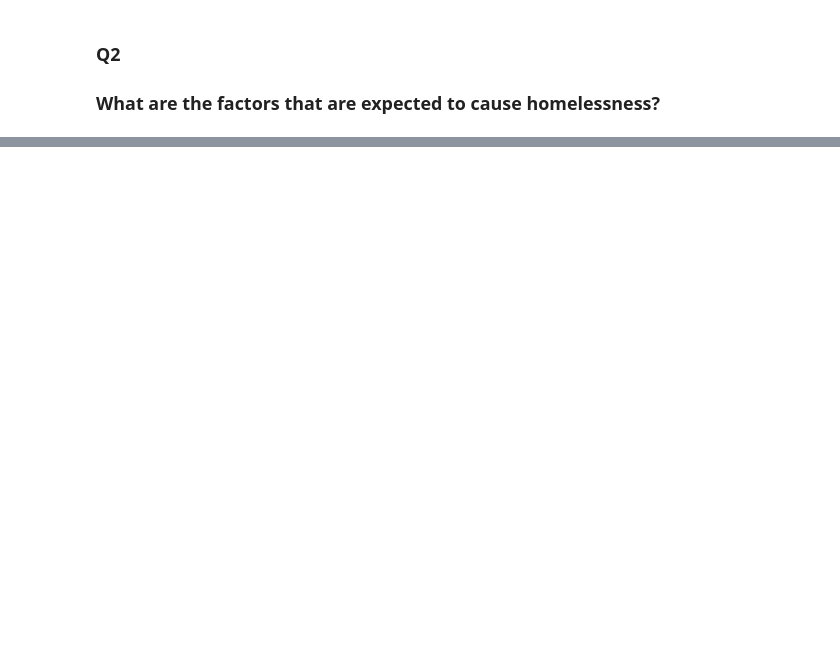
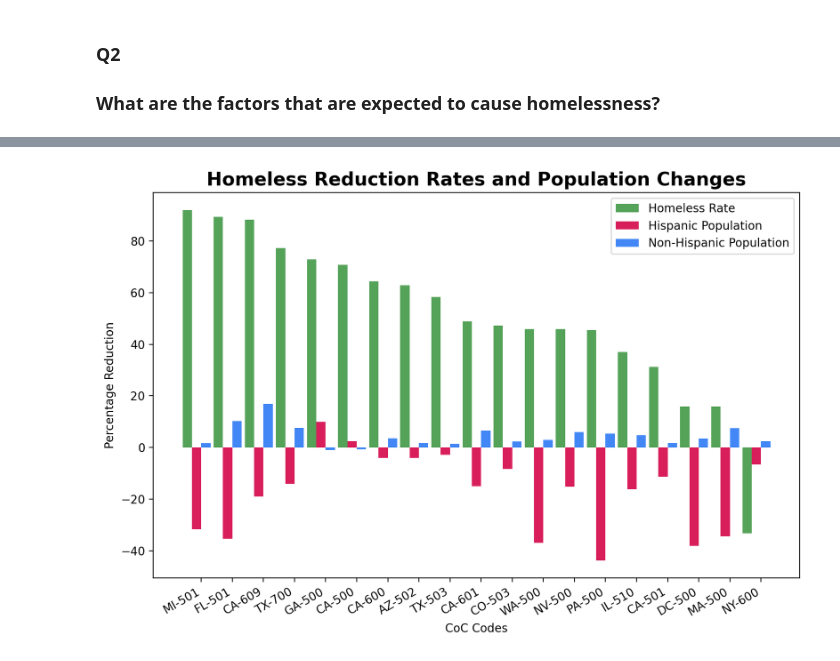
Before and after one commit to heath3rq/Python_Homelessness-Causal-Inference-Analysis, a Jupyter notebook: 30_results/eda.ipynb, the cells around one changed output, grey strips where cells are left out. Drawn from its saved outputs; the diff is of its cells as text; code cells hidden in the pictures; blank space fills up the shorter version.

```diff
--- a/30_results/eda.ipynb
+++ b/30_results/eda.ipynb
@@ -185,0 +158,38 @@ plt.plot(years_to_consider, non_hispan_year)
+# %%
+get_hisp_rate = get_rate_reduction("Hispanic", 2007, 2021)
+get_non_hisp_rate = get_rate_reduction("Non Hispanic", 2007, 2021)
+
+hisp_reduce = list(get_hisp_rate.values())
+non_hisp_reduce = list(get_non_hisp_rate.values())
+h_reduce =list(get_homeless_rate.values())
+cocs = list(get_homeless_rate.keys())
+# %%
+# create a dictionary of the data
+homeless_reduce = {}
+for i in range(len(cocs)):
+    tmp_pair = [h_reduce[i], hisp_reduce[i], non_hisp_reduce[i]]
+    homeless_reduce[cocs[i]] = tmp_pair
+
+# sort the data
+sorted_homeless_reduce = sorted(homeless_reduce.items(), key=lambda x: x[1][0], reverse=True)
+Cocs_numbers, homeless_data = zip(*sorted_homeless_reduce)
+
+fig, ax = plt.subplots(figsize=(10, 6))
+ind = range(len(Cocs_numbers))
+width = 0.3
+
+ax.bar(ind, [v[0] for v in homeless_data], width, label="Homeless Rate", color="#55A259")
+ax.bar([i + width for i in ind], [v[1] for v in homeless_data], width, label="Hispanic Population", color="#D81E5B")
+ax.bar([i + 2*width for i in ind], [v[2] for v in homeless_data], width, label="Non-Hispanic Population", color="#4287f5")
+
+ax.set_xticks([i + 1.5*width for i in ind])
+ax.set_xticklabels(Cocs_numbers)
+ax.set_xlabel("CoC Codes")
+ax.set_ylabel("Percentage Reduction")
+ax.set_title("Homeless Reduction Rates and Population Changes", fontsize=16, fontweight='bold')
+ax.legend()
+
+plt.xticks(rotation=30, ha="right")
+plt.show()
+# %% [output]
+[figure, added]
```
Also changed, not shown: parts of 13 cells of this notebook.
